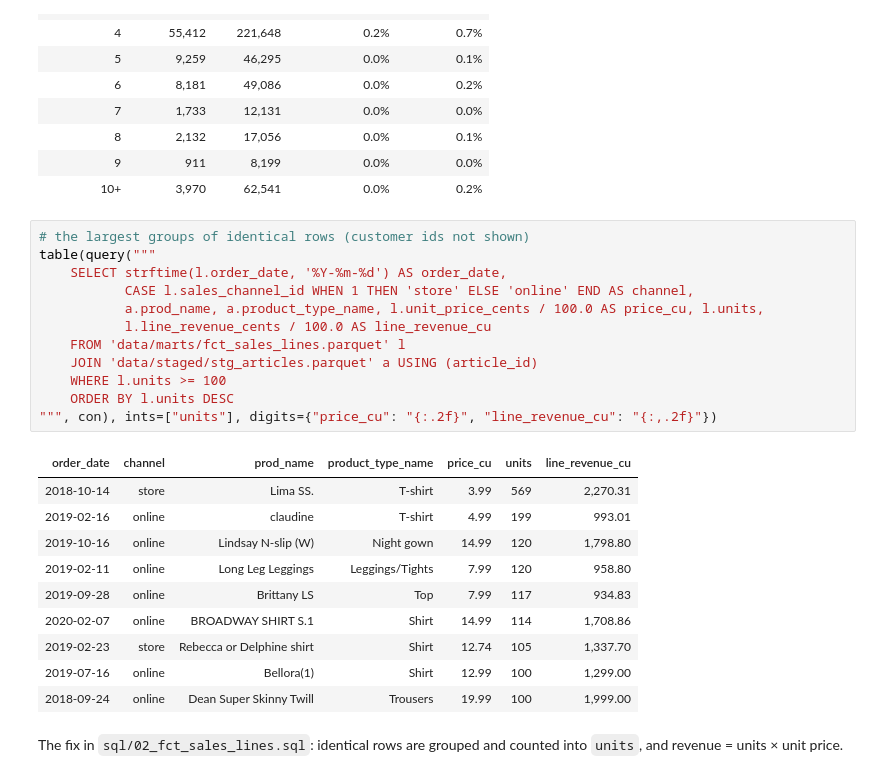
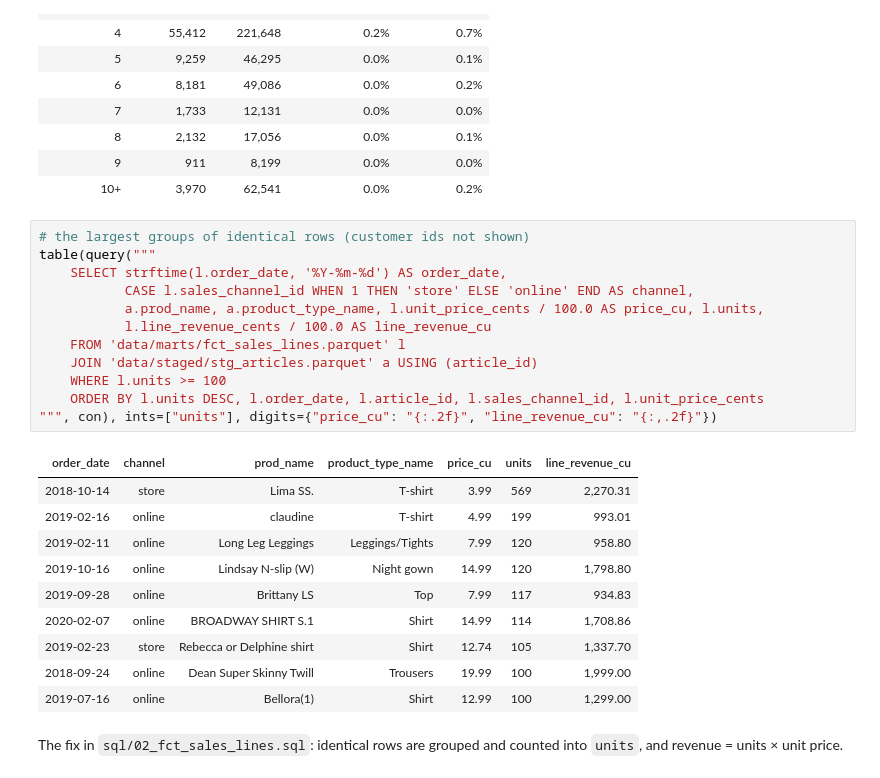
Before and after one commit to edwinzhang98/rfm-customer-segmentation, a Jupyter notebook: notebooks/01_cleaning.ipynb, the cells around one changed output. Saved outputs shown, nothing was run; the diff lists cells and outputs as text.

```diff
--- a/notebooks/01_cleaning.ipynb
+++ b/notebooks/01_cleaning.ipynb
@@ -168,26 +168,26 @@ extra (repeated) rows: 2,974,905 = 9.36% of all rows; largest group: 569 identic
 # %%
 # the largest groups of identical rows (customer ids not shown)
 table(query("""
     SELECT strftime(l.order_date, '%Y-%m-%d') AS order_date,
            CASE l.sales_channel_id WHEN 1 THEN 'store' ELSE 'online' END AS channel,
            a.prod_name, a.product_type_name, l.unit_price_cents / 100.0 AS price_cu, l.units,
            l.line_revenue_cents / 100.0 AS line_revenue_cu
     FROM 'data/marts/fct_sales_lines.parquet' l
     JOIN 'data/staged/stg_articles.parquet' a USING (article_id)
     WHERE l.units >= 100
-    ORDER BY l.units DESC
+    ORDER BY l.units DESC, l.order_date, l.article_id, l.sales_channel_id, l.unit_price_cents
 """, con), ints=["units"], digits={"price_cu": "{:.2f}", "line_revenue_cu": "{:,.2f}"})
 # %% [output]
 | order_date | channel | prod_name | product_type_name | price_cu | units | line_revenue_cu |
 | 2018-10-14 | store | Lima SS. | T-shirt | 3.99 | 569 | 2,270.31 |
 | 2019-02-16 | online | claudine | T-shirt | 4.99 | 199 | 993.01 |
+| 2019-02-11 | online | Long Leg Leggings | Leggings/Tights | 7.99 | 120 | 958.80 |
 | 2019-10-16 | online | Lindsay N-slip (W) | Night gown | 14.99 | 120 | 1,798.80 |
-| 2019-02-11 | online | Long Leg Leggings | Leggings/Tights | 7.99 | 120 | 958.80 |
 | 2019-09-28 | online | Brittany LS | Top | 7.99 | 117 | 934.83 |
 | 2020-02-07 | online | BROADWAY SHIRT S.1 | Shirt | 14.99 | 114 | 1,708.86 |
 | 2019-02-23 | store | Rebecca or Delphine shirt | Shirt | 12.74 | 105 | 1,337.70 |
+| 2018-09-24 | online | Dean Super Skinny Twill | Trousers | 19.99 | 100 | 1,999.00 |
 | 2019-07-16 | online | Bellora(1) | Shirt | 12.99 | 100 | 1,299.00 |
-| 2018-09-24 | online | Dean Super Skinny Twill | Trousers | 19.99 | 100 | 1,999.00 |
 # %% [markdown]
 The fix in `sql/02_fct_sales_lines.sql`: identical rows are grouped and counted into `units`, and revenue = units × unit price.
 # %%
```
Also changed, not shown: parts of 5 cells of this notebook, 18 other files.
